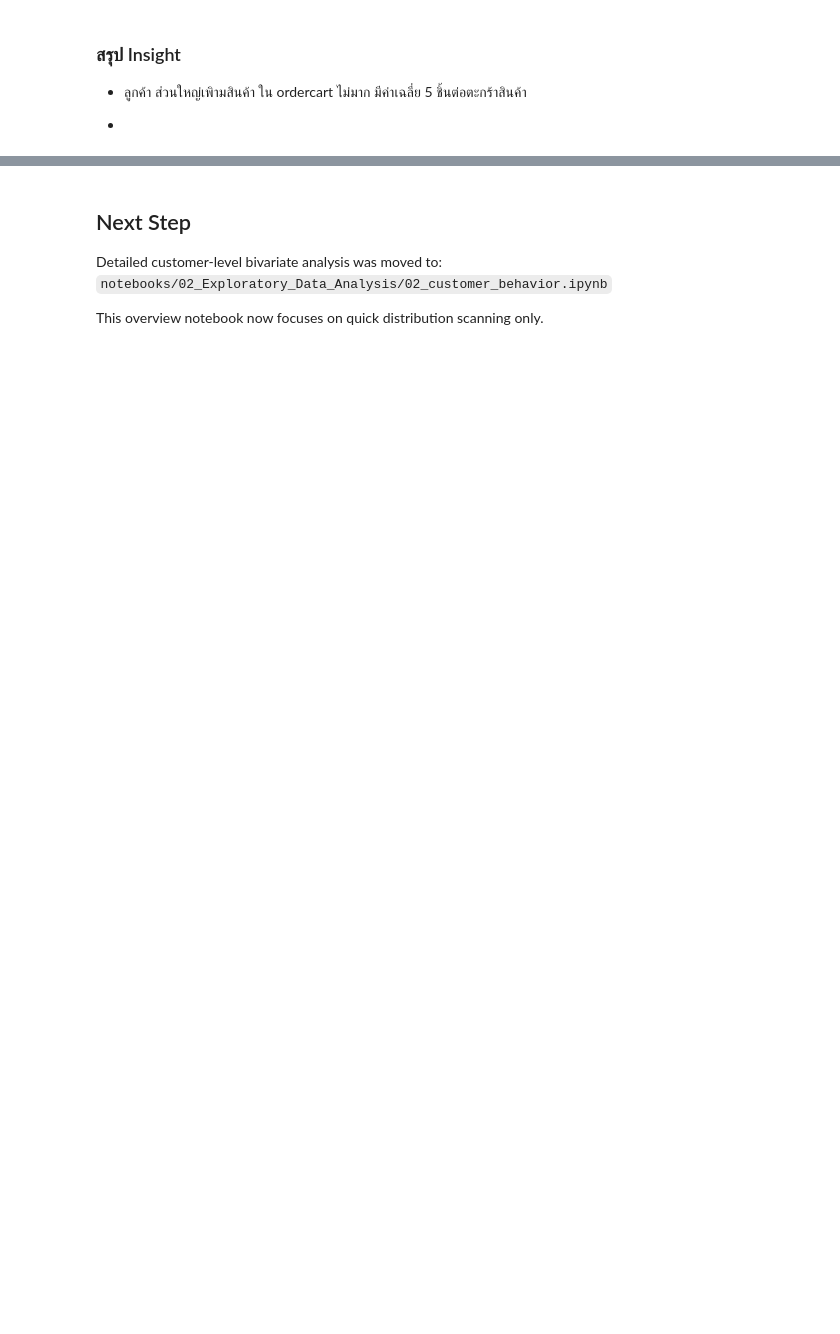
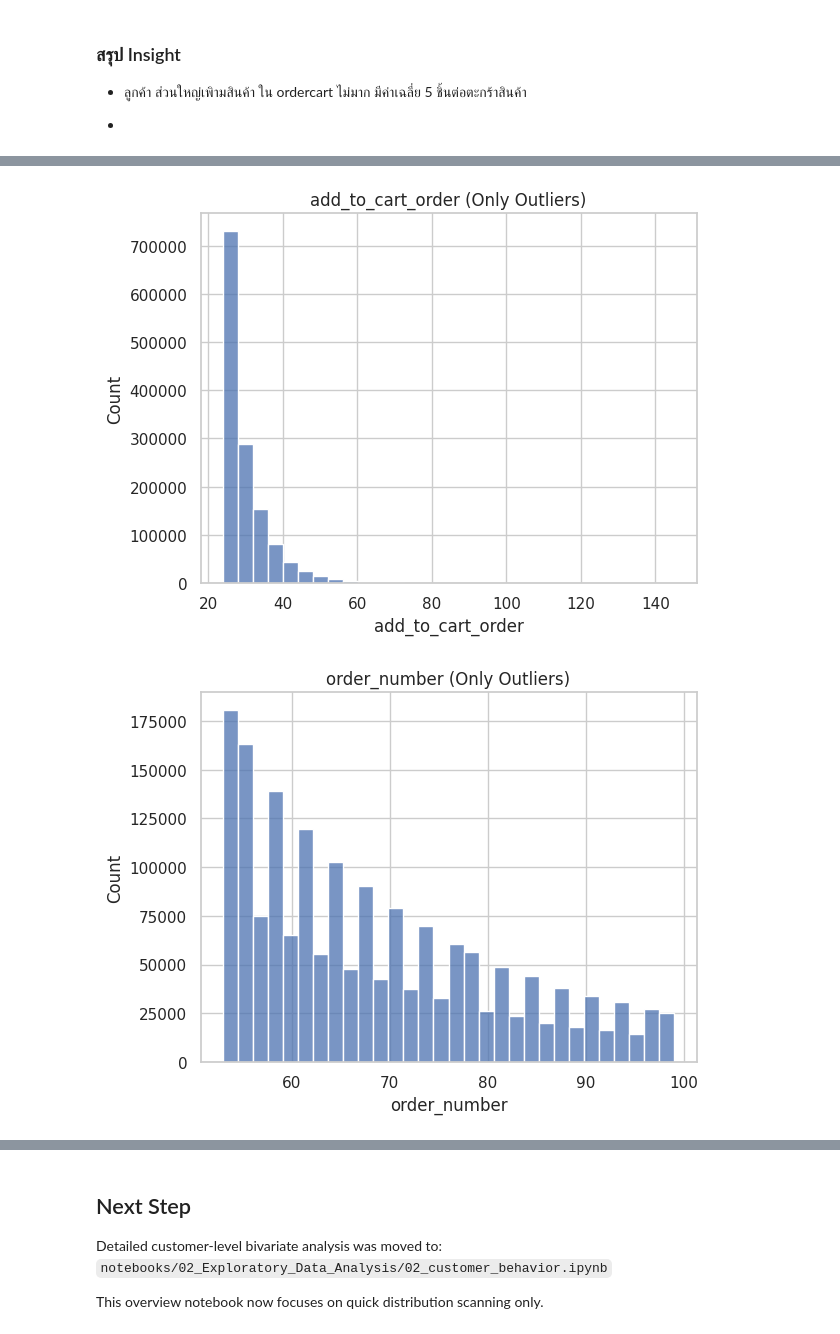
Before and after one commit to ppts2545/Instacart-Market-Basket-Analysis, a Jupyter notebook: notebooks/02_Exploratory_Data_Analysis/01_data_overview.ipynb, the cells around one changed output, grey strips where cells are left out. Cells and saved outputs as stored; diff of their text form; code cells hidden in the pictures; blank space fills up the shorter version.

```diff
--- a/notebooks/02_Exploratory_Data_Analysis/01_data_overview.ipynb
+++ b/notebooks/02_Exploratory_Data_Analysis/01_data_overview.ipynb
@@ -430,0 +490,17 @@ for log_col in log_cols:
+# %%
+def get_outliers(series):
+    q1 = series.quantile(0.25)
+    q3 = series.quantile(0.75)
+    iqr = q3 - q1
+
+    lower = q1 - 1.5 * iqr
+    upper = q3 + 1.5 * iqr
+
+    return series[(series < lower) | (series > upper)]
+# %%
+for col in df.select_dtypes(include="number").columns:
+    outliers = get_outliers(df[col])
+
+    print(f"{col}")
+    print(f"Outliers: {len(outliers)} ({len(outliers)/len(df):.2%})")
+    print("-" * 40)
@@ -430,0 +525,11 @@ for log_col in log_cols:
+# %%
+for col in df.select_dtypes(include="number").columns:
+    outliers = get_outliers(df[col])
+
+    if len(outliers) > 0:
+        sns.histplot(outliers, bins=30)
+        plt.title(f"{col} (Only Outliers)")
+        plt.show()
+# %% [output]
+[figure, added]
+[figure, added]
```
Also changed, not shown: parts of 8 cells of this notebook, 2 other files.
